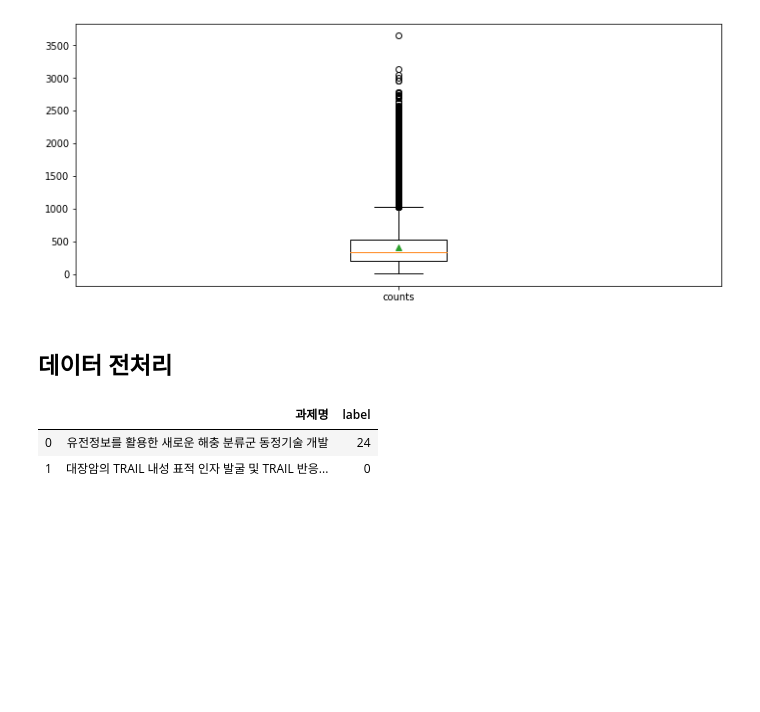
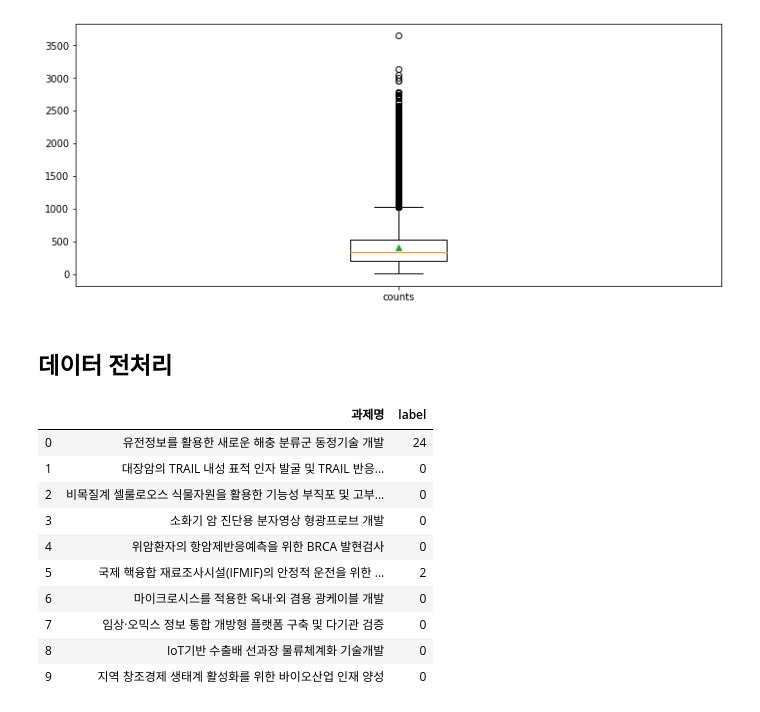
Before and after one commit to ohikendoit/Climate-Technology-Classification-Dacon.io, a Jupyter notebook: notebook/Random_Forest_Baseline.ipynb, the cells around one changed output. Cells and saved outputs as stored; diff of their text form; code cells hidden in the pictures; blank space fills up the shorter version.

```diff
--- a/notebook/Random_Forest_Baseline.ipynb
+++ b/notebook/Random_Forest_Baseline.ipynb
@@ -150,9 +123,17 @@ print('요약문_기대효과 길이 중간값: {}'.format(np.median(length)))
 train=train[['과제명','label']]
 test=test[['과제명']]
 # %%
-train.head(2)
+train.head(10)
 # %% [output]
 |  | 과제명 | label |
 | 0 | 유전정보를 활용한 새로운 해충 분류군 동정기술 개발 | 24 |
 | 1 | 대장암의 TRAIL 내성 표적 인자 발굴 및 TRAIL 반응... | 0 |
+| 2 | 비목질계 셀룰로오스 식물자원을 활용한 기능성 부직포 및 고부... | 0 |
+| 3 | 소화기 암 진단용 분자영상 형광프로브 개발 | 0 |
+| 4 | 위암환자의 항암제반응예측을 위한 BRCA 발현검사 | 0 |
+| 5 | 국제 핵융합 재료조사시설(IFMIF)의 안정적 운전을 위한 ... | 2 |
+| 6 | 마이크로시스를 적용한 옥내·외 겸용 광케이블 개발 | 0 |
+| 7 | 임상·오믹스 정보 통합 개방형 플랫폼 구축 및 다기관 검증 | 0 |
+| 8 | IoT기반 수출배 선과장 물류체계화 기술개발 | 0 |
+| 9 | 지역 창조경제 생태계 활성화를 위한 바이오산업 인재 양성 | 0 |
 # %%
```
Also changed, not shown: parts of 12 cells of this notebook.
